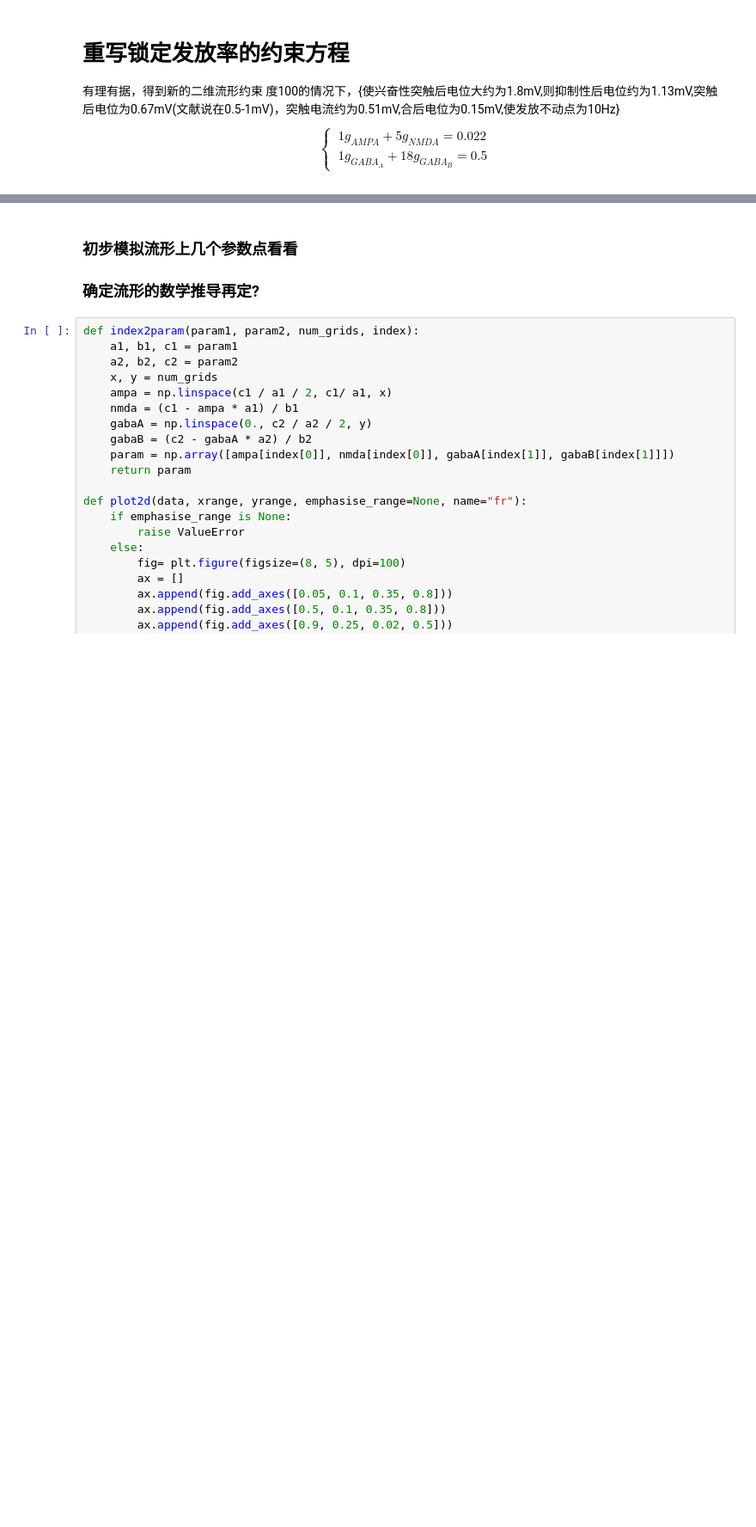
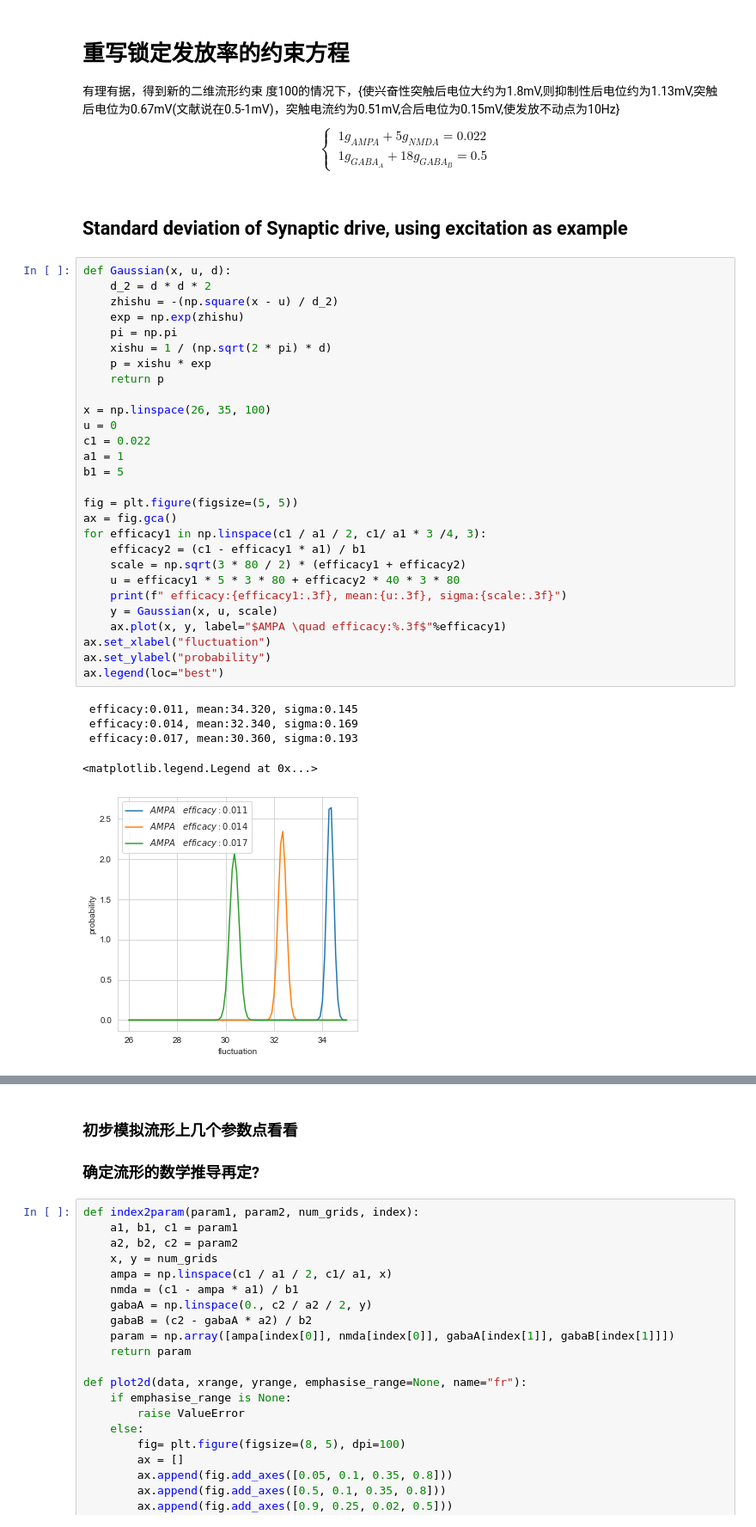
Before and after one commit to lepodl/CriticalNN, a Jupyter notebook: notebook/new_fig1.ipynb, the cells around one changed output, grey strips where cells are left out. Shown at 86% size. Cells and saved outputs as stored; diff of their text form; blank space fills up the shorter version.

```diff
--- a/notebook/new_fig1.ipynb
+++ b/notebook/new_fig1.ipynb
@@ -295,3 +293,39 @@ degree 10000 21.0076819511968
 \end{aligned}
 \right.
 \end{equation}
+# %% [markdown]
+## Standard deviation of Synaptic drive, using excitation as example
+# %%
+def Gaussian(x, u, d):
+    d_2 = d * d * 2
+    zhishu = -(np.square(x - u) / d_2)
+    exp = np.exp(zhishu)
+    pi = np.pi
+    xishu = 1 / (np.sqrt(2 * pi) * d)
+    p = xishu * exp
+    return p
+
+x = np.linspace(26, 35, 100)
+u = 0
+c1 = 0.022
+a1 = 1
+b1 = 5
+
+fig = plt.figure(figsize=(5, 5))
+ax = fig.gca()
+for efficacy1 in np.linspace(c1 / a1 / 2, c1/ a1 * 3 /4, 3):
+    efficacy2 = (c1 - efficacy1 * a1) / b1
+    scale = np.sqrt(3 * 80 / 2) * (efficacy1 + efficacy2)
+    u = efficacy1 * 5 * 3 * 80 + efficacy2 * 40 * 3 * 80
+    print(f" efficacy:{efficacy1:.3f}, mean:{u:.3f}, sigma:{scale:.3f}")
+    y = Gaussian(x, u, scale)
+    ax.plot(x, y, label="$AMPA \quad efficacy:%.3f$"%efficacy1)
+ax.set_xlabel("fluctuation")
+ax.set_ylabel("probability")
+ax.legend(loc="best")
+# %% [output]
+ efficacy:0.011, mean:34.320, sigma:0.145
+ efficacy:0.014, mean:32.340, sigma:0.169
+ efficacy:0.017, mean:30.360, sigma:0.193
+<matplotlib.legend.Legend at 0x...>
+[figure, added]
```
Also changed, not shown: parts of 8 cells of this notebook, 7 other files.
